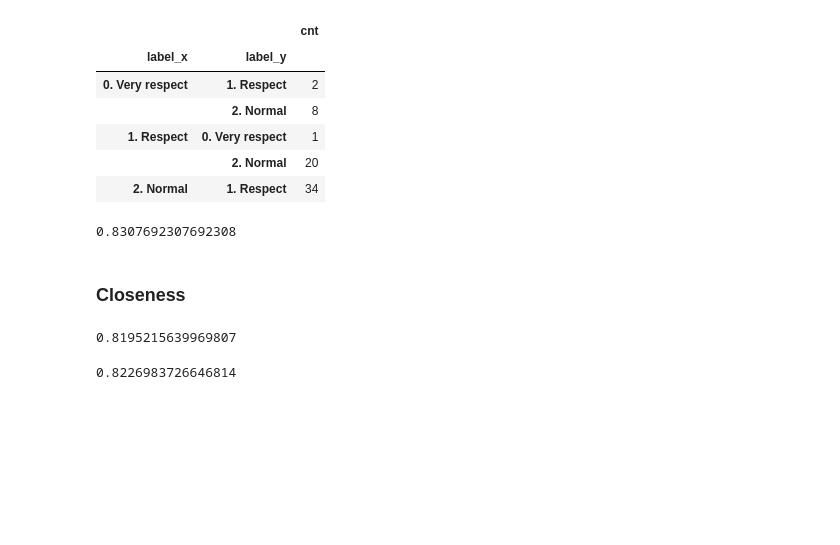
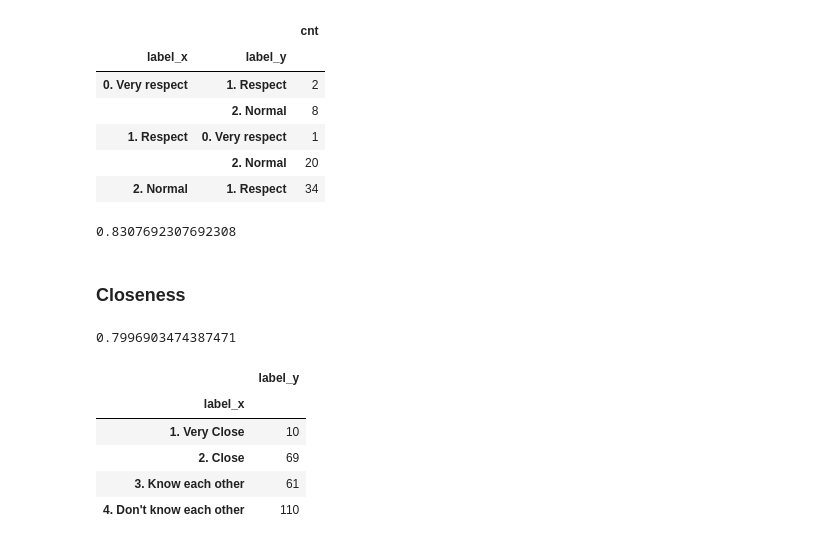
Before and after one commit to chameleonTK/conversations, a Jupyter notebook: Task1/Step1 Download Data.ipynb, the cells around one changed output. Saved outputs shown, nothing was run; the diff lists cells and outputs as text; code cells hidden in the pictures; blank space fills up the shorter version.

```diff
--- a/Task1/Step1 Download Data.ipynb
+++ b/Task1/Step1 Download Data.ipynb
@@ -476,12 +480,19 @@ for conv in annotated_conversations:
 
 df = pd.DataFrame(df)
 
-categories = ['1. Close', '2. Know each other', "3. Don't know each other", "4. Don't like each other"]
+categories = ['1. Very Close', '2. Close', '3. Know each other', "4. Don't know each other"]
 cal_agreement(df, categories)
 # %% [output]
-0.8195215639969807
+0.7996903474387471
 # %%
-categories = ['1. Close', '2. Know each other', "3. Don't know each other"]
-cal_agreement(df, categories)
+# categories = ['1. Very Close', '2. Close', '3. Know each other', "4. Don't know each other", "5. Don't like each other"]
+# cal_agreement(df, categories)
-# %% [output]
-0.8226983726646814
+# %%
+df.groupby("label_x").count()
+# %% [output]
+|  | label_y |
+| label_x |  |
+| 1. Very Close | 10 |
+| 2. Close | 69 |
+| 3. Know each other | 61 |
+| 4. Don't know each other | 110 |
```
Also changed, not shown: parts of 6 cells of this notebook, 7 other files.
